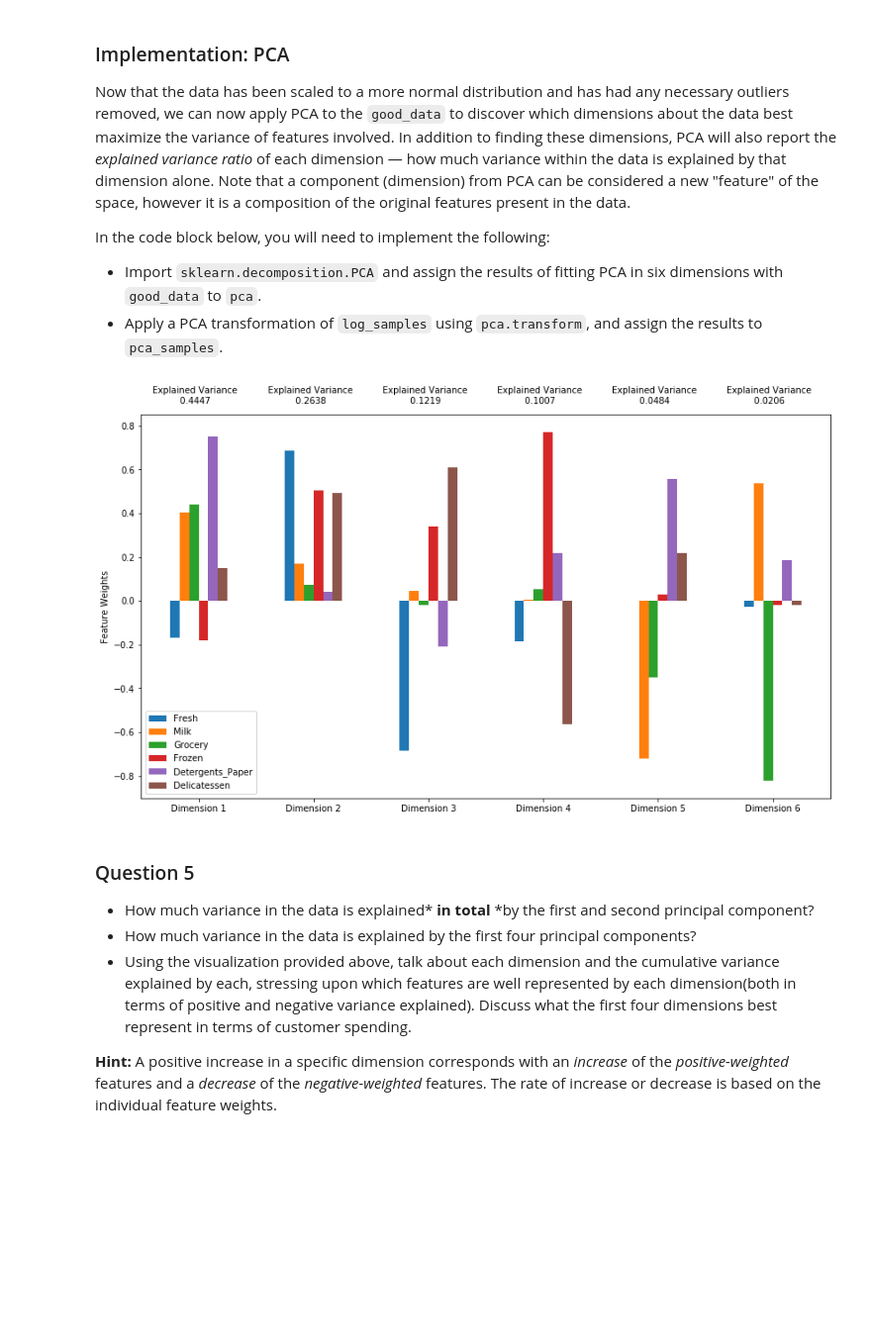
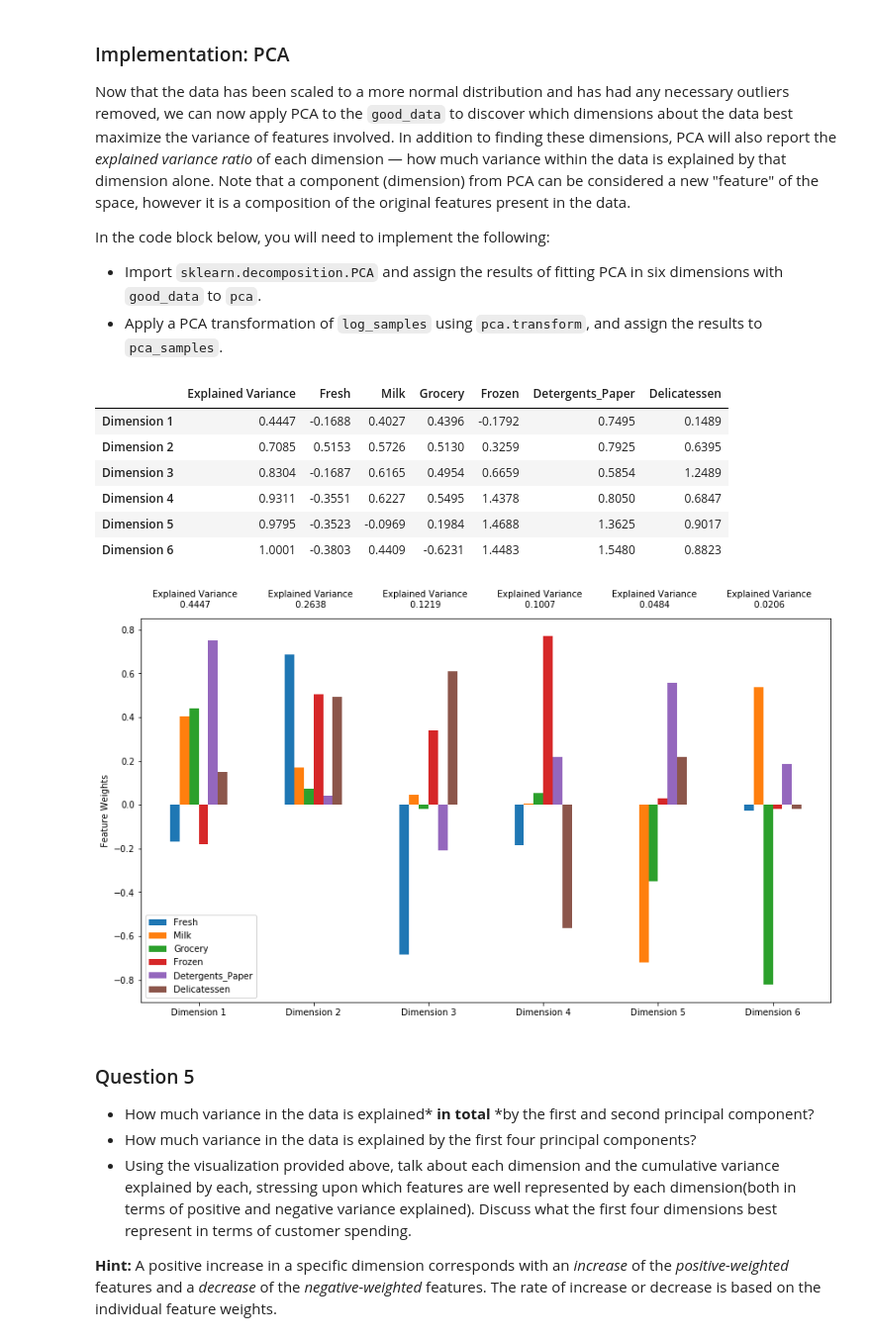
Before and after one commit to amankaushik/MLUdacityNanodegree, a Jupyter notebook: customer_segments/customer_segments.ipynb, the cells around one changed output. Shown at 99% size. Saved outputs shown, nothing was run; the diff lists cells and outputs as text; code cells hidden in the pictures; blank space fills up the shorter version.

```diff
--- a/customer_segments/customer_segments.ipynb
+++ b/customer_segments/customer_segments.ipynb
@@ -399,15 +404,24 @@ In the code block below, you will need to implement the following:
 # %%
 # TODO: Apply PCA by fitting the good data with the same number of dimensions as features
 from sklearn.decomposition import PCA
 
 pca = PCA(n_components=6).fit(good_data)
 
 # TODO: Transform log_samples using the PCA fit above
 pca_samples = pca.transform(log_samples)
 
 # Generate PCA results plot
 pca_results = vs.pca_results(good_data, pca)
+
+display(pca_results.cumsum())
 # %% [output]
+|  | Explained Variance | Fresh | Milk | Grocery | Frozen | Detergents_Paper | Delicatessen |
+| Dimension 1 | 0.4447 | -0.1688 | 0.4027 | 0.4396 | -0.1792 | 0.7495 | 0.1489 |
+| Dimension 2 | 0.7085 | 0.5153 | 0.5726 | 0.5130 | 0.3259 | 0.7925 | 0.6395 |
+| Dimension 3 | 0.8304 | -0.1687 | 0.6165 | 0.4954 | 0.6659 | 0.5854 | 1.2489 |
+| Dimension 4 | 0.9311 | -0.3551 | 0.6227 | 0.5495 | 1.4378 | 0.8050 | 0.6847 |
+| Dimension 5 | 0.9795 | -0.3523 | -0.0969 | 0.1984 | 1.4688 | 1.3625 | 0.9017 |
+| Dimension 6 | 1.0001 | -0.3803 | 0.4409 | -0.6231 | 1.4483 | 1.5480 | 0.8823 |
 [figure]
 # %% [markdown]
 ### Question 5
```
Also changed, not shown: parts of 11 cells of this notebook, 1 other file.
